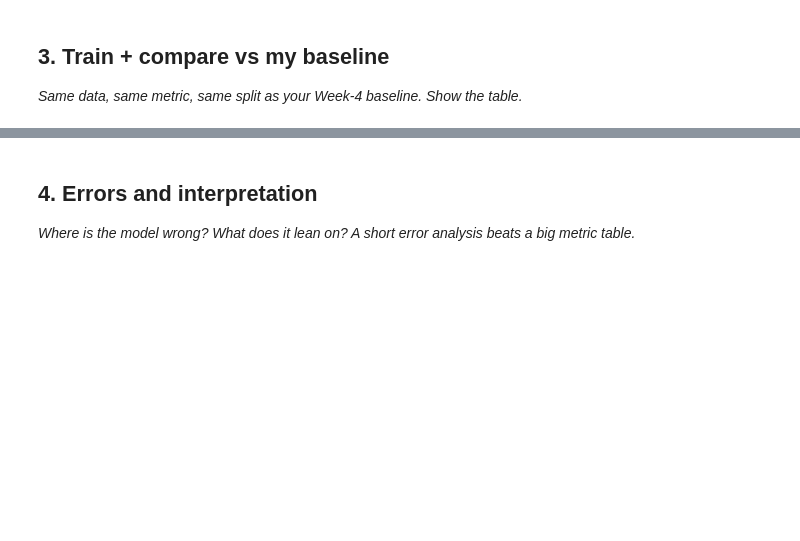
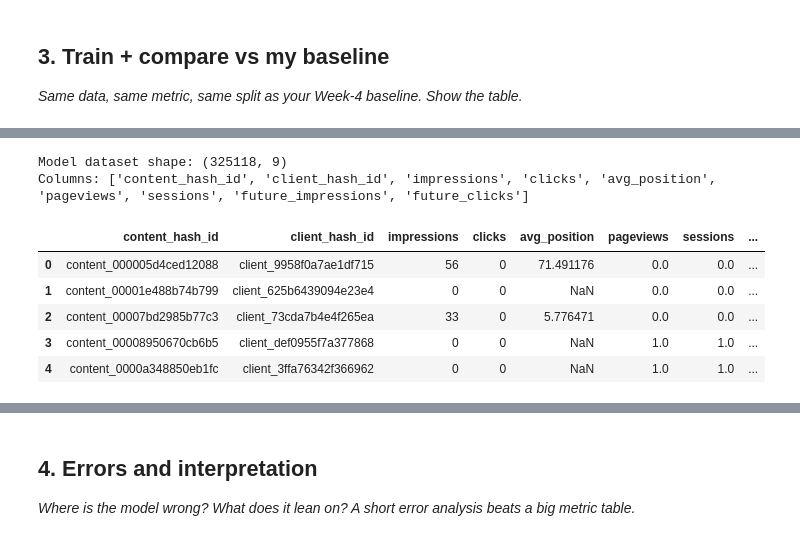
Before and after one commit to faisal-0065/flyrank-ml-internship, a Jupyter notebook: work/notebooks/w05_model.ipynb, the cells around one changed output, grey strips where cells are left out. Drawn from its saved outputs; the diff is of its cells as text; code cells hidden in the pictures; blank space fills up the shorter version.

```diff
--- a/work/notebooks/w05_model.ipynb
+++ b/work/notebooks/w05_model.ipynb
@@ -15,0 +25,16 @@ This skeleton is yours to fill. Work the sections **in order** — each one has
+# %%
+from huggingface_hub import hf_hub_download
+import pandas as pd
+import numpy as np
+
+file_path = hf_hub_download(
+    repo_id="FlyRank/internship-warehouse",
+    filename="fact_content_daily_performance/month=2026-03/data_0.parquet",
+    repo_type="dataset",
+    token=HF_TOKEN
+)
+
+march_df = pd.read_parquet(file_path)
+
+print("Dataset loaded successfully!")
+print("Shape:", march_df.shape)
@@ -29,0 +347,49 @@ This skeleton is yours to fill. Work the sections **in order** — each one has
+# %%
+# Build a content-level past -> future dataset
+# Keep client_hash_id so we can perform a grouped validation split.
+
+# Past performance: March 1-24
+past_df = (
+    march_df[march_df["report_date"] < "2026-03-25"]
+    .groupby(["content_hash_id", "client_hash_id"])
+    .agg(
+        impressions=("gsc_impressions", "sum"),
+        clicks=("gsc_clicks", "sum"),
+        avg_position=("gsc_avg_position", "mean"),
+        pageviews=("ga4_pageviews", "sum"),
+        sessions=("ga4_sessions", "sum")
+    )
+    .reset_index()
+)
+
+# Future observed outcome: March 25-31
+future_df = (
+    march_df[march_df["report_date"] >= "2026-03-25"]
+    .groupby("content_hash_id")
+    .agg(
+        future_impressions=("gsc_impressions", "sum"),
+        future_clicks=("gsc_clicks", "sum")
+    )
+    .reset_index()
+)
+
+# Combine past features with future outcome
+model_df = past_df.merge(
+    future_df,
+    on="content_hash_id",
+    how="inner"
+)
+
+print("Model dataset shape:", model_df.shape)
+print("Columns:", model_df.columns.tolist())
+
+display(model_df.head())
+# %% [output]
+Model dataset shape: (325118, 9)
+Columns: ['content_hash_id', 'client_hash_id', 'impressions', 'clicks', 'avg_position', 'pageviews', 'sessions', 'future_impressions', 'future_clicks']
+|  | content_hash_id | client_hash_id | impressions | clicks | avg_position | pageviews | sessions | ... |
+| 0 | content_000005d4ced12088 | client_9958f0a7ae1df715 | 56 | 0 | 71.491176 | 0.0 | 0.0 | ... |
+| 1 | content_00001e488b74b799 | client_625b6439094e23e4 | 0 | 0 | NaN | 0.0 | 0.0 | ... |
+| 2 | content_00007bd2985b77c3 | client_73cda7b4e4f265ea | 33 | 0 | 5.776471 | 0.0 | 0.0 | ... |
+| 3 | content_00008950670cb6b5 | client_def0955f7a377868 | 0 | 0 | NaN | 1.0 | 1.0 | ... |
+| 4 | content_0000a348850eb1fc | client_3ffa76342f366962 | 0 | 0 | NaN | 1.0 | 1.0 | ... |
```
Also changed, not shown: parts of 34 cells of this notebook.
